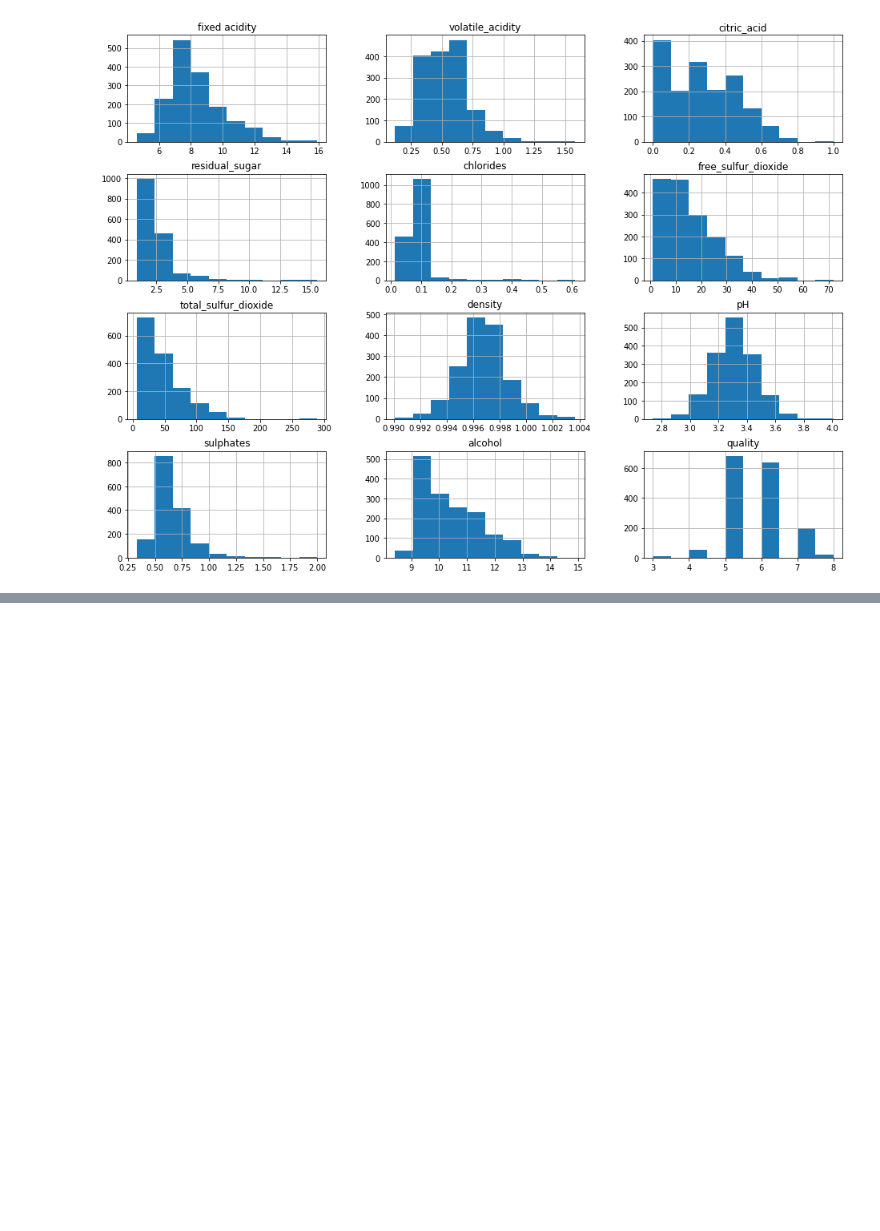
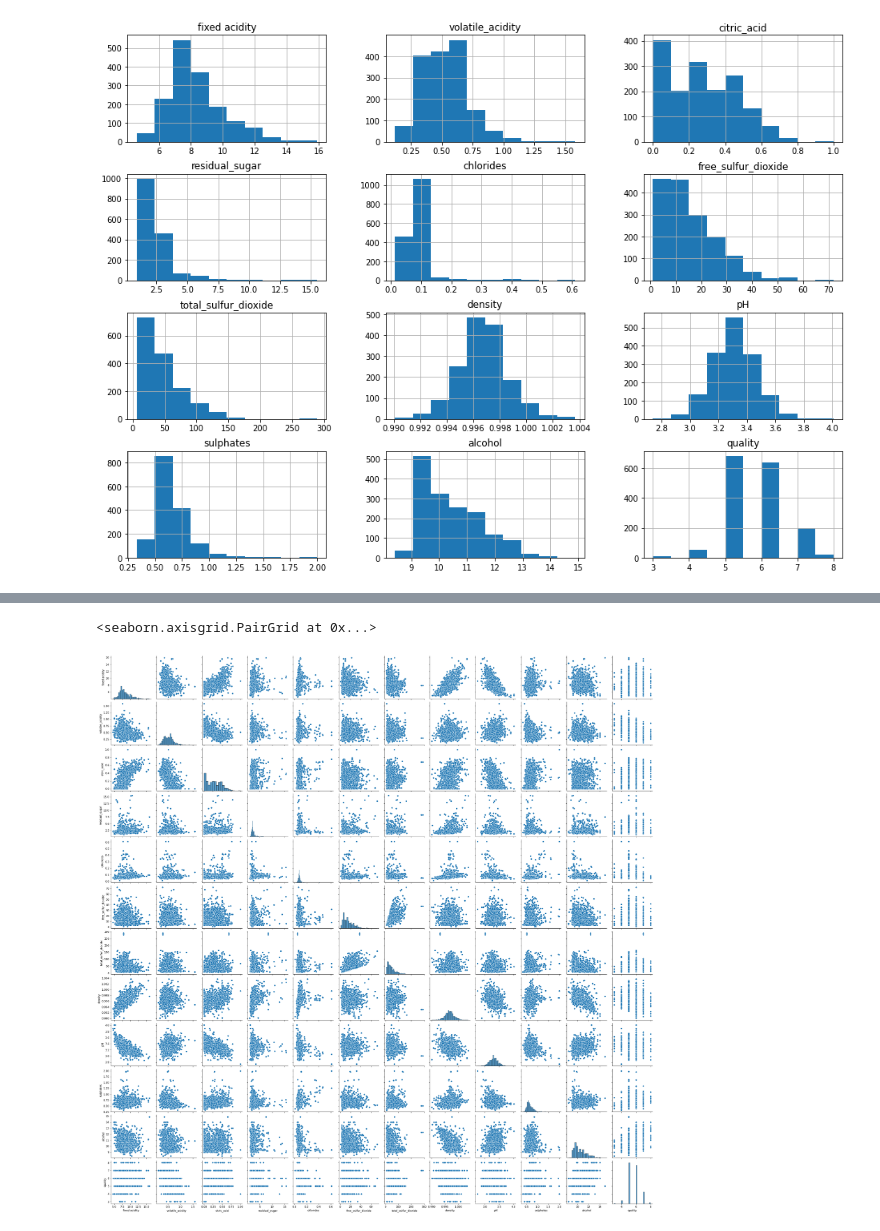
Before and after one commit to nadinejackson1/AI-Planet-Exploratory-Data-Analysis, a Jupyter notebook: Wine_Quality_Exploratory_Data_Analysis.ipynb, the cells around one changed output, grey strips where cells are left out. Cells and saved outputs as stored; diff of their text form; code cells hidden in the pictures; blank space fills up the shorter version.

```diff
--- a/Wine_Quality_Exploratory_Data_Analysis.ipynb
+++ b/Wine_Quality_Exploratory_Data_Analysis.ipynb
@@ -138,0 +168,5 @@ plt.show()
+# %%
+sns.pairplot(red_wine_data)
+# %% [output]
+<seaborn.axisgrid.PairGrid at 0x...>
+[figure, added]
```
Also changed, not shown: parts of 5 cells of this notebook.
